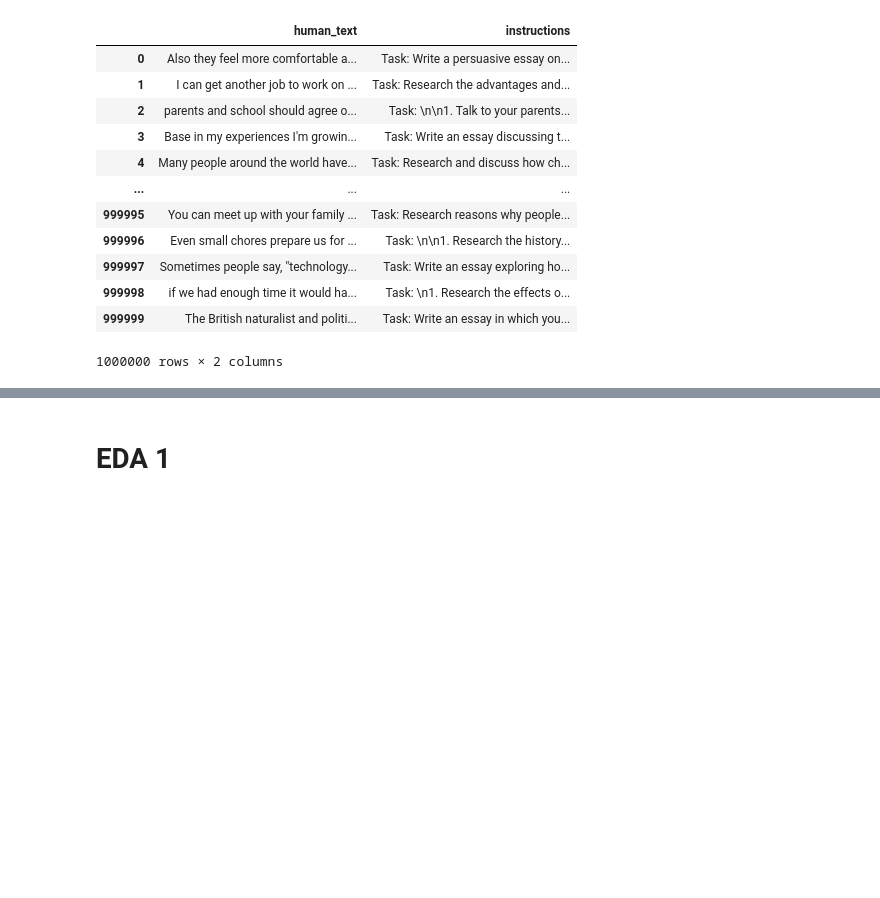
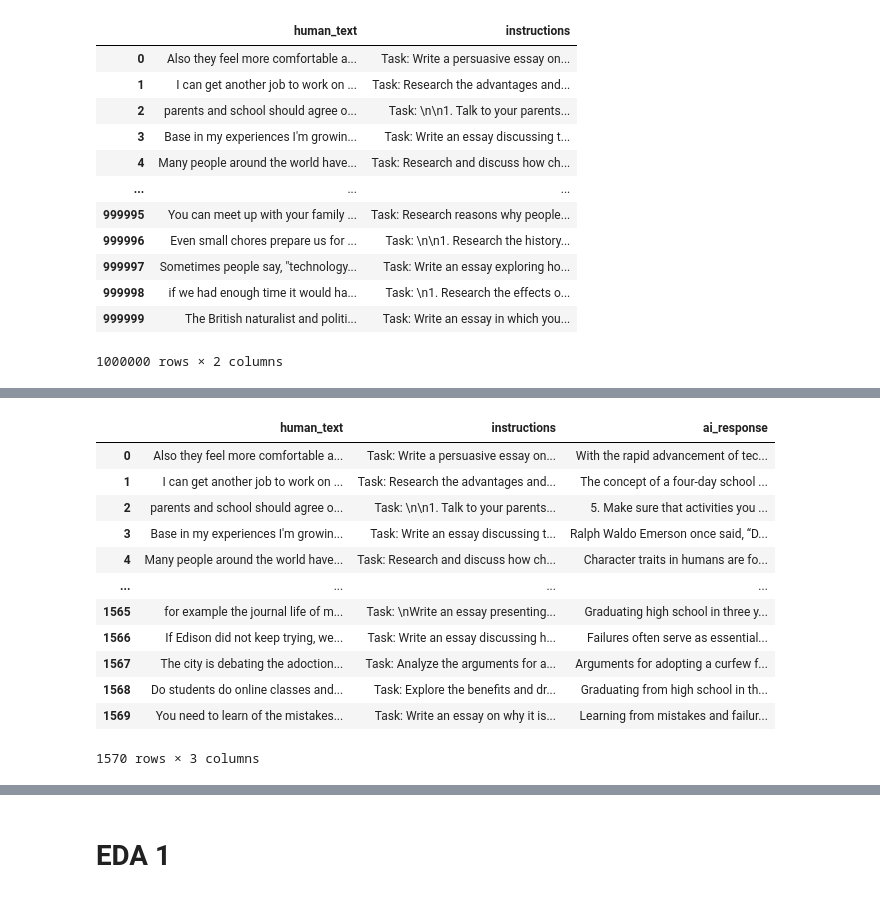
Before and after one commit to BenGaistAI/ai_detection, a Jupyter notebook: main_notebook.ipynb, the cells around one changed output, grey strips where cells are left out. Saved outputs shown, nothing was run; the diff lists cells and outputs as text; code cells hidden in the pictures; blank space fills up the shorter version.

```diff
--- a/main_notebook.ipynb
+++ b/main_notebook.ipynb
@@ -277,0 +144,17 @@ df_small
+# %%
+new_data['ai_response'] = df_progress['ai_response']
+new_data[new_data['ai_response'].notna()]
+# %% [output]
+|  | human_text | instructions | ai_response |
+| 0 | Also they feel more comfortable a... | Task: Write a persuasive essay on... | With the rapid advancement of tec... |
+| 1 | I can get another job to work on ... | Task: Research the advantages and... | The concept of a four-day school ... |
+| 2 | parents and school should agree o... | Task: \n\n1. Talk to your parents... | 5. Make sure that activities you ... |
+| 3 | Base in my experiences I'm growin... | Task: Write an essay discussing t... | Ralph Waldo Emerson once said, “D... |
+| 4 | Many people around the world have... | Task: Research and discuss how ch... | Character traits in humans are fo... |
+| ... | ... | ... | ... |
+| 1565 | for example the journal life of m... | Task: \nWrite an essay presenting... | Graduating high school in three y... |
+| 1566 | If Edison did not keep trying, we... | Task: Write an essay discussing h... | Failures often serve as essential... |
+| 1567 | The city is debating the adoction... | Task: Analyze the arguments for a... | Arguments for adopting a curfew f... |
+| 1568 | Do students do online classes and... | Task: Explore the benefits and dr... | Graduating from high school in th... |
+| 1569 | You need to learn of the mistakes... | Task: Write an essay on why it is... | Learning from mistakes and failur... |
+1570 rows × 3 columns
```
Also changed, not shown: parts of 20 cells of this notebook.
